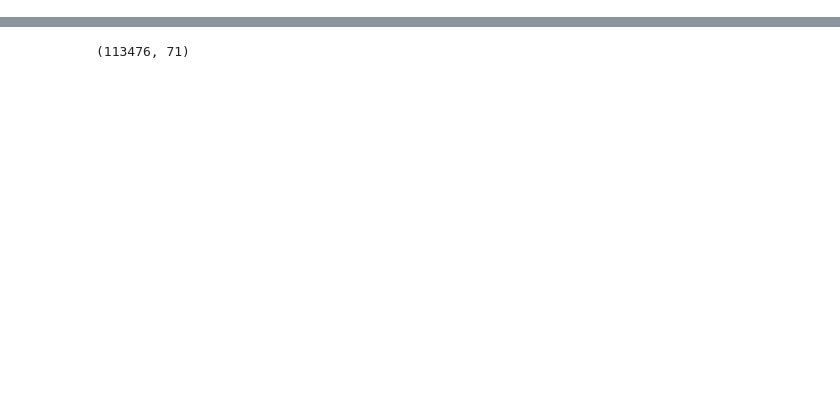
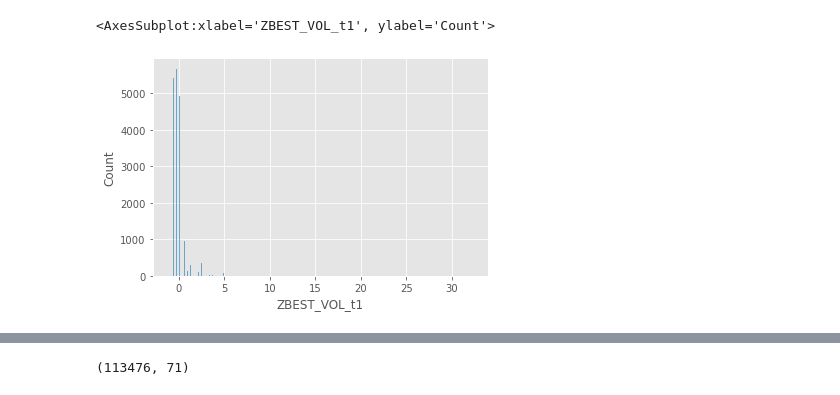
Before and after one commit to oscarm524/Data-Mining-Cup, a Jupyter notebook: DMC-2008/Data_Exploration/Data_Exploration.ipynb, the cells around one changed output, grey strips where cells are left out. Saved outputs shown, nothing was run; the diff lists cells and outputs as text; code cells hidden in the pictures; blank space fills up the shorter version.

```diff
--- a/DMC-2008/Data_Exploration/Data_Exploration.ipynb
+++ b/DMC-2008/Data_Exploration/Data_Exploration.ipynb
@@ -39,0 +64,5 @@ train.head()
+# %%
+sns.histplot(data = a, x = 'ZBEST_VOL_t1')
+# %% [output]
+<AxesSubplot:xlabel='ZBEST_VOL_t1', ylabel='Count'>
+[figure, added]
```
Also changed, not shown: parts of 8 cells of this notebook.
